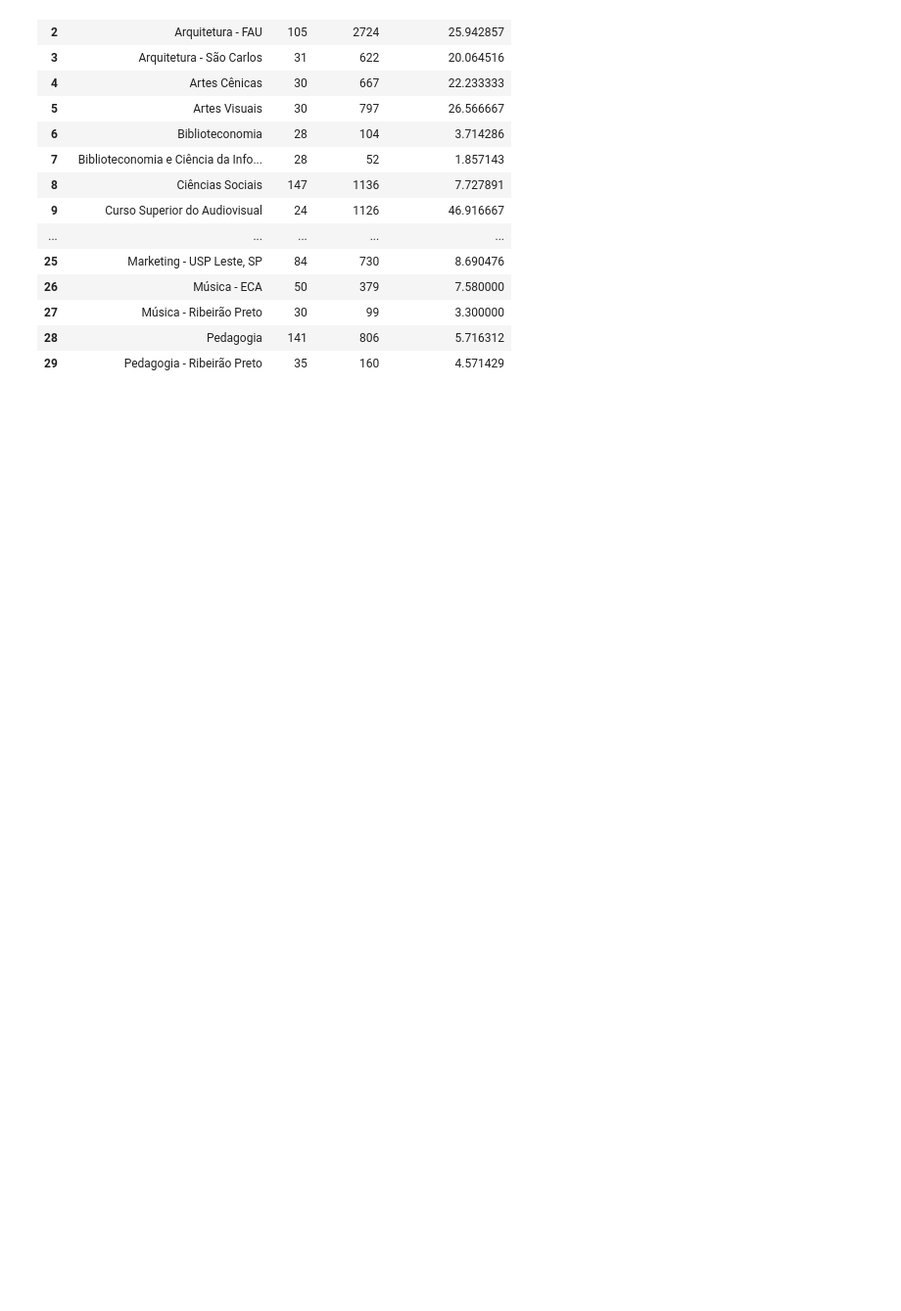
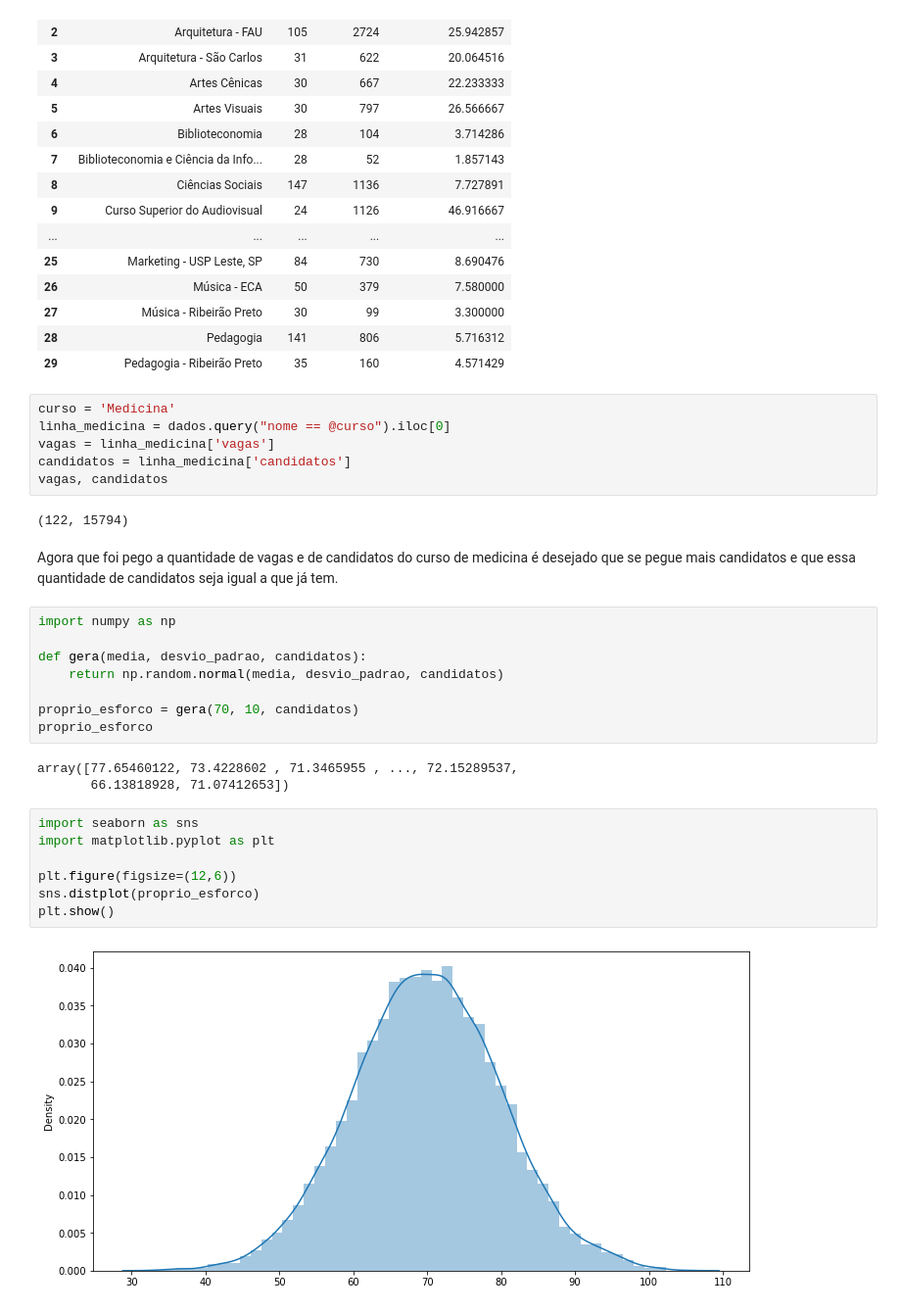
Before and after one commit to renatagsr/projetos, a Jupyter notebook: Meritocracia/Meritocracia.ipynb, the cells around one changed output. Shown: that part at 98% size. Cells and saved outputs as stored; diff of their text form; blank space fills up the shorter version.

```diff
--- a/Meritocracia/Meritocracia.ipynb
+++ b/Meritocracia/Meritocracia.ipynb
@@ -219,3 +219,33 @@ dados.head(30)
 | 27 | Música - Ribeirão Preto | 30 | 99 | 3.300000 |
 | 28 | Pedagogia | 141 | 806 | 5.716312 |
 | 29 | Pedagogia - Ribeirão Preto | 35 | 160 | 4.571429 |
+# %%
+curso = 'Medicina'
+linha_medicina = dados.query("nome == @curso").iloc[0]
+vagas = linha_medicina['vagas']
+candidatos = linha_medicina['candidatos']
+vagas, candidatos
+# %% [output]
+(122, 15794)
+# %% [markdown]
+Agora que foi pego a quantidade de vagas e de candidatos do curso de medicina é desejado que se pegue mais candidatos e que essa quantidade de candidatos seja igual a que já tem.
+# %%
+import numpy as np
+
+def gera(media, desvio_padrao, candidatos):
+    return np.random.normal(media, desvio_padrao, candidatos)
+
+proprio_esforco = gera(70, 10, candidatos)
+proprio_esforco
+# %% [output]
+array([77.65460122, 73.4228602 , 71.3465955 , ..., 72.15289537,
+       66.13818928, 71.07412653])
+# %%
+import seaborn as sns
+import matplotlib.pyplot as plt
+
+plt.figure(figsize=(12,6))
+sns.distplot(proprio_esforco)
+plt.show()
+# %% [output]
+[figure, added]
```
Also changed, not shown: parts of 4 cells of this notebook.
